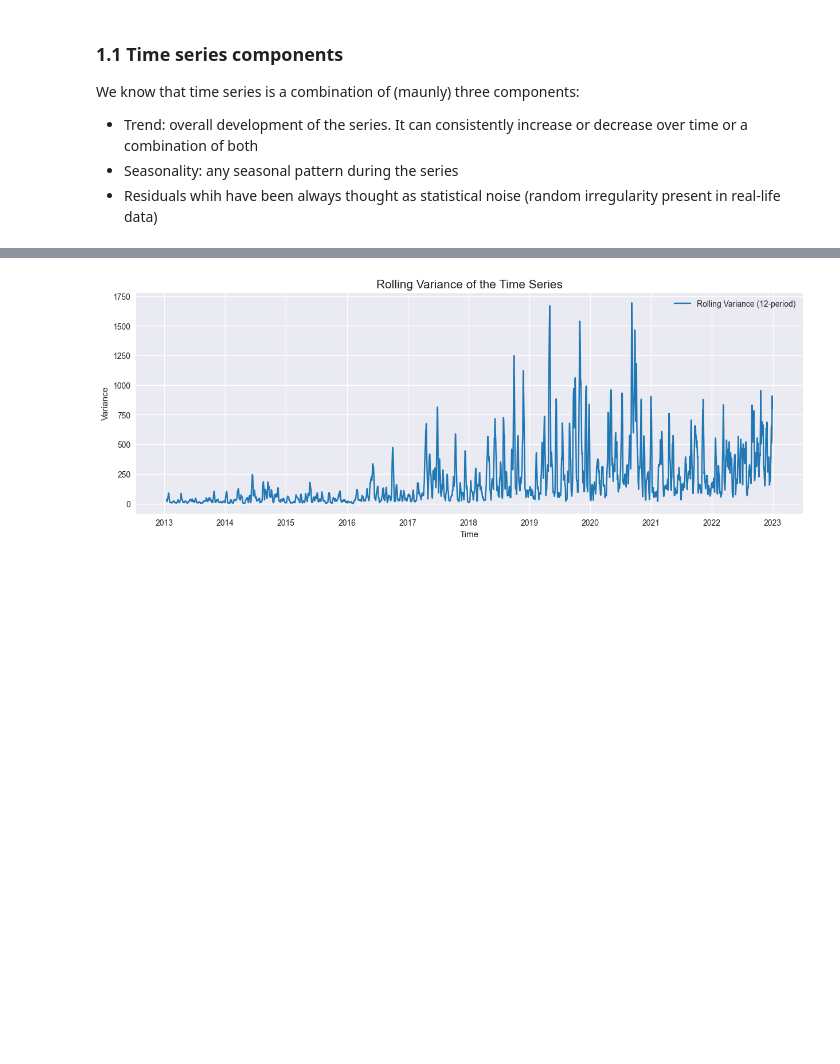
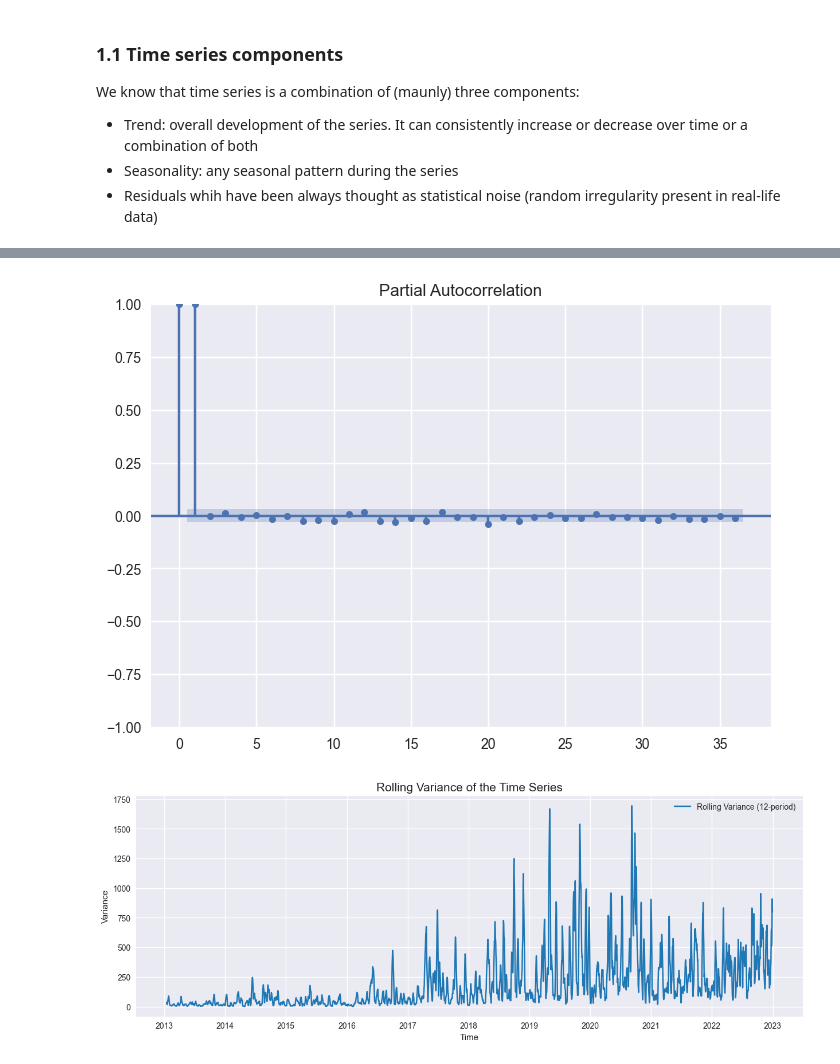
Before and after one commit to MatteoMazzon/expana_job_interview, a Jupyter notebook: assignment_expana_01.ipynb, the cells around one changed output, grey strips where cells are left out. Cells and saved outputs as stored; diff of their text form; code cells hidden in the pictures; blank space fills up the shorter version.

```diff
--- a/assignment_expana_01.ipynb
+++ b/assignment_expana_01.ipynb
@@ -39,3 +55,8 @@ df = df.resample(rule = 'd').mean().ffill().asfreq('D')
+# %%
+plot_pacf(df['Price'])
+plt.show()
+# %% [output]
+[figure, added]
 # %%
 rolling_variance = df['Price'].rolling(window=15).var()
 
```
Also changed, not shown: parts of 17 cells of this notebook.
